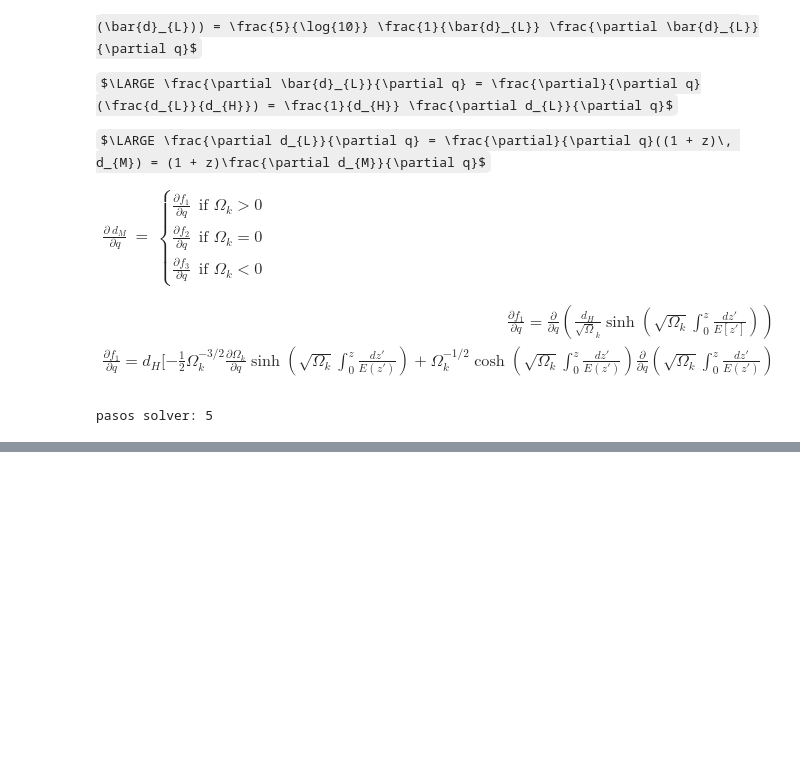
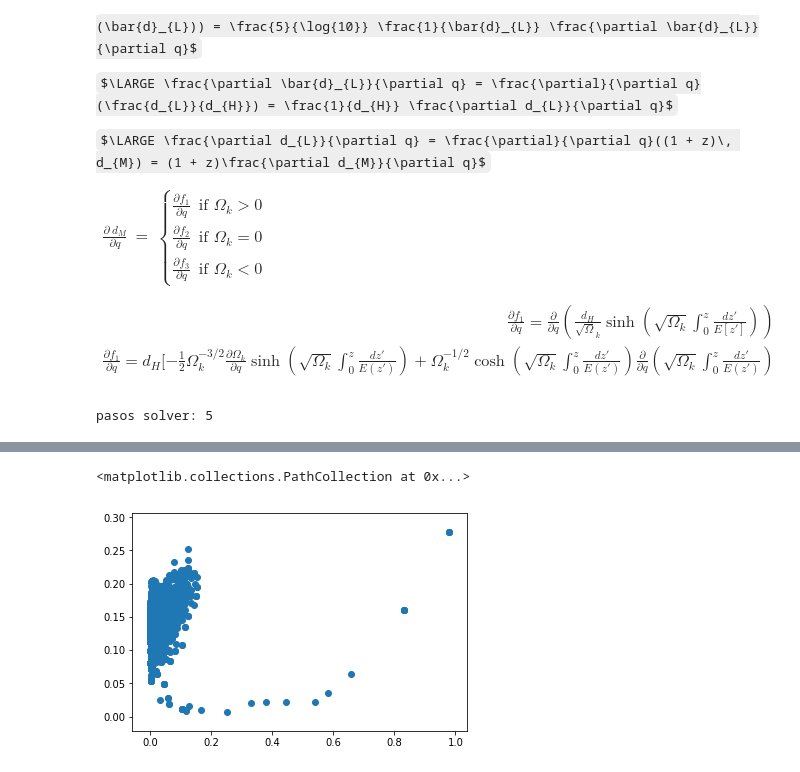
Before and after one commit to fluowhy/MCMC-methods, a Jupyter notebook: mcmc_hmc.ipynb, the cells around one changed output, grey strips where cells are left out. Cells and saved outputs as stored; diff of their text form; code cells hidden in the pictures; some formulas as TeX source; blank space fills up the shorter version.

```diff
--- a/mcmc_hmc.ipynb
+++ b/mcmc_hmc.ipynb
@@ -364,0 +409,5 @@ g.triangle_plot([samples], filled=True)
+# %%
+plt.scatter(R[0]['om'], R[0]['ol'])
+# %% [output]
+<matplotlib.collections.PathCollection at 0x...>
+[figure, added]
```
Also changed, not shown: parts of 17 cells of this notebook.
